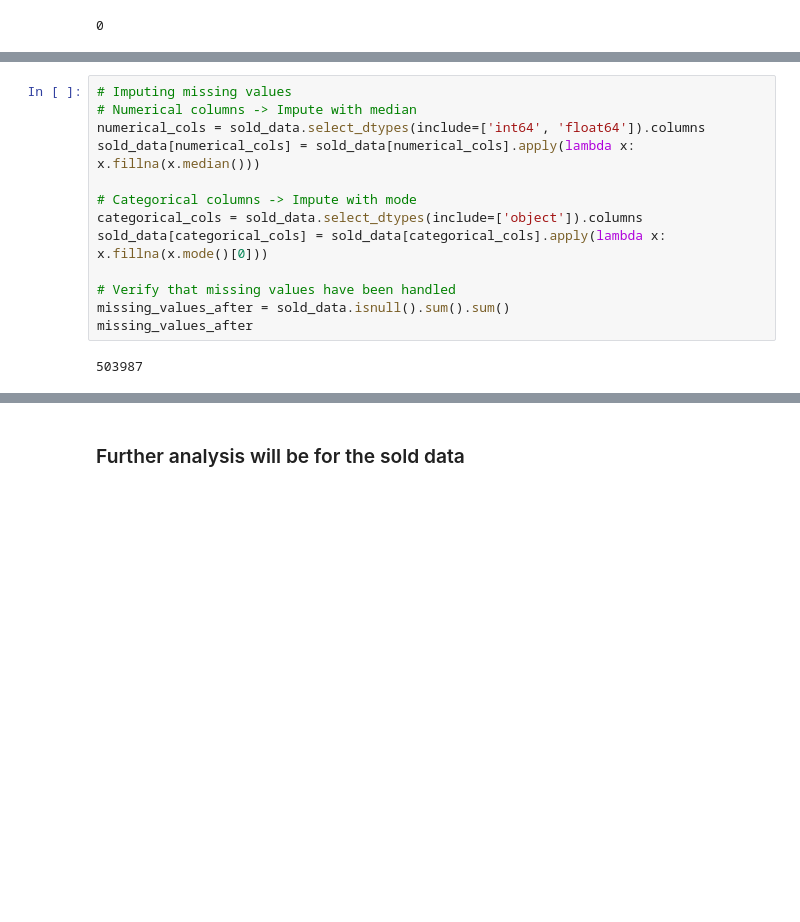
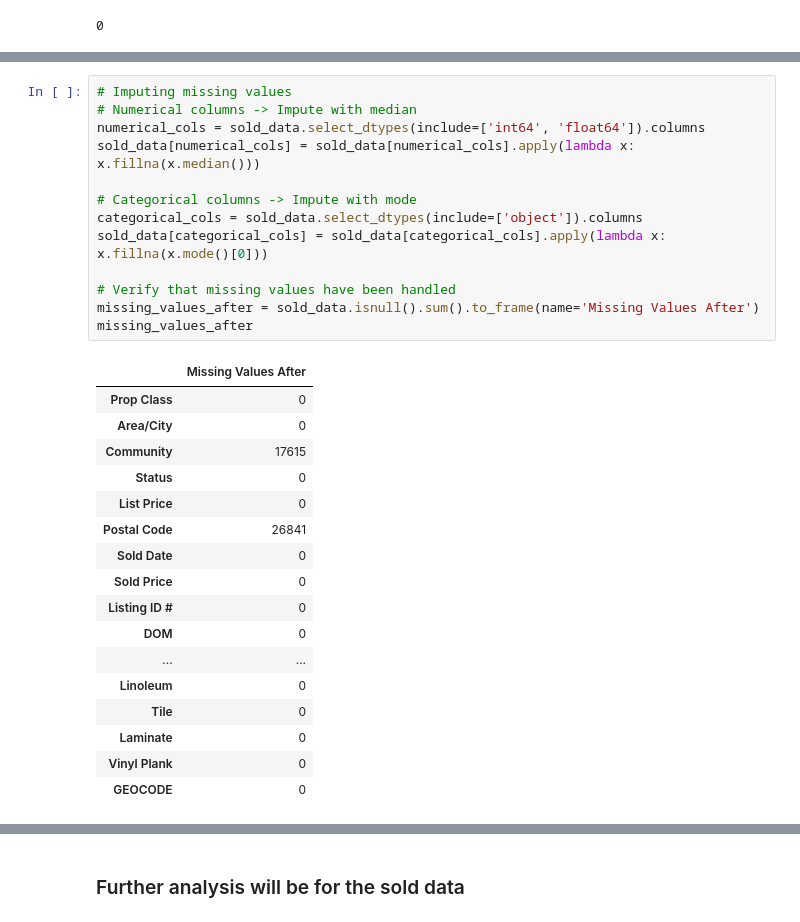
Before and after one commit to glennybarnes/DATA3960_Capstone_Project, a Jupyter notebook: DATA3960_Capstone_Project_Group3.ipynb, the cells around one changed output, grey strips where cells are left out. Saved outputs shown, nothing was run; the diff lists cells and outputs as text; blank space fills up the shorter version.

```diff
--- a/DATA3960_Capstone_Project_Group3.ipynb
+++ b/DATA3960_Capstone_Project_Group3.ipynb
@@ -205,15 +205,31 @@ GEOCODE                      9600    1.971050
 # %%
 # Imputing missing values
 # Numerical columns -> Impute with median
 numerical_cols = sold_data.select_dtypes(include=['int64', 'float64']).columns
 sold_data[numerical_cols] = sold_data[numerical_cols].apply(lambda x: x.fillna(x.median()))
 
 # Categorical columns -> Impute with mode
 categorical_cols = sold_data.select_dtypes(include=['object']).columns
 sold_data[categorical_cols] = sold_data[categorical_cols].apply(lambda x: x.fillna(x.mode()[0]))
 
 # Verify that missing values have been handled
-missing_values_after = sold_data.isnull().sum().sum()
+missing_values_after = sold_data.isnull().sum().to_frame(name='Missing Values After')
 missing_values_after
 # %% [output]
-503987
+|  | Missing Values After |
+| Prop Class | 0 |
+| Area/City | 0 |
+| Community | 17615 |
+| Status | 0 |
+| List Price | 0 |
+| Postal Code | 26841 |
+| Sold Date | 0 |
+| Sold Price | 0 |
+| Listing ID # | 0 |
+| DOM | 0 |
+| ... | ... |
+| Linoleum | 0 |
+| Tile | 0 |
+| Laminate | 0 |
+| Vinyl Plank | 0 |
+| GEOCODE | 0 |
```
Also changed, not shown: parts of 11 cells of this notebook.
